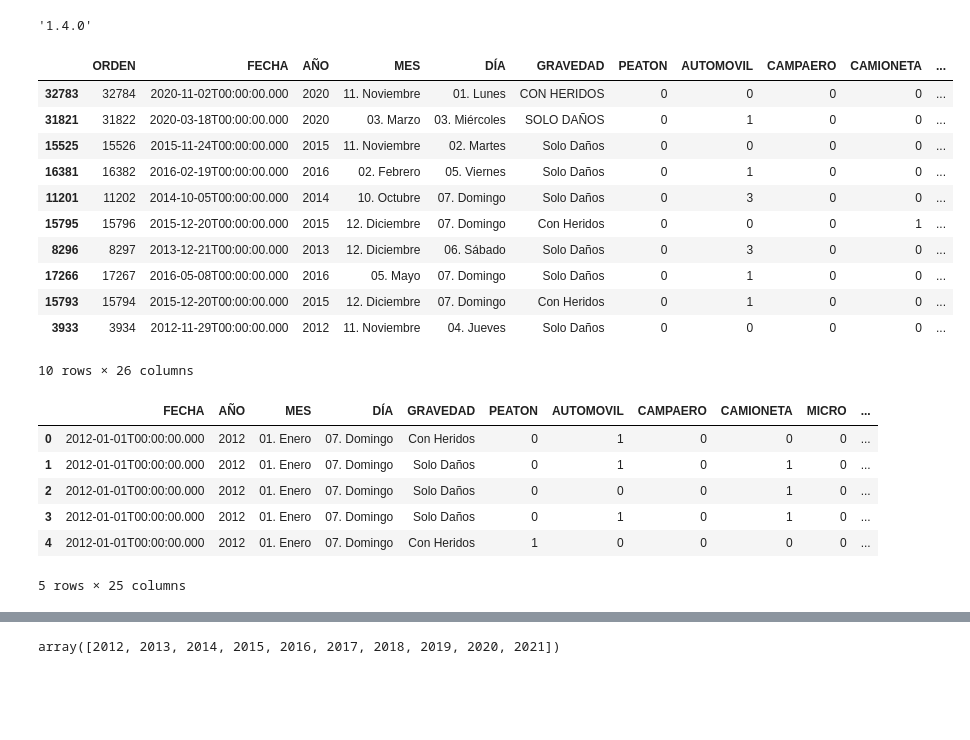
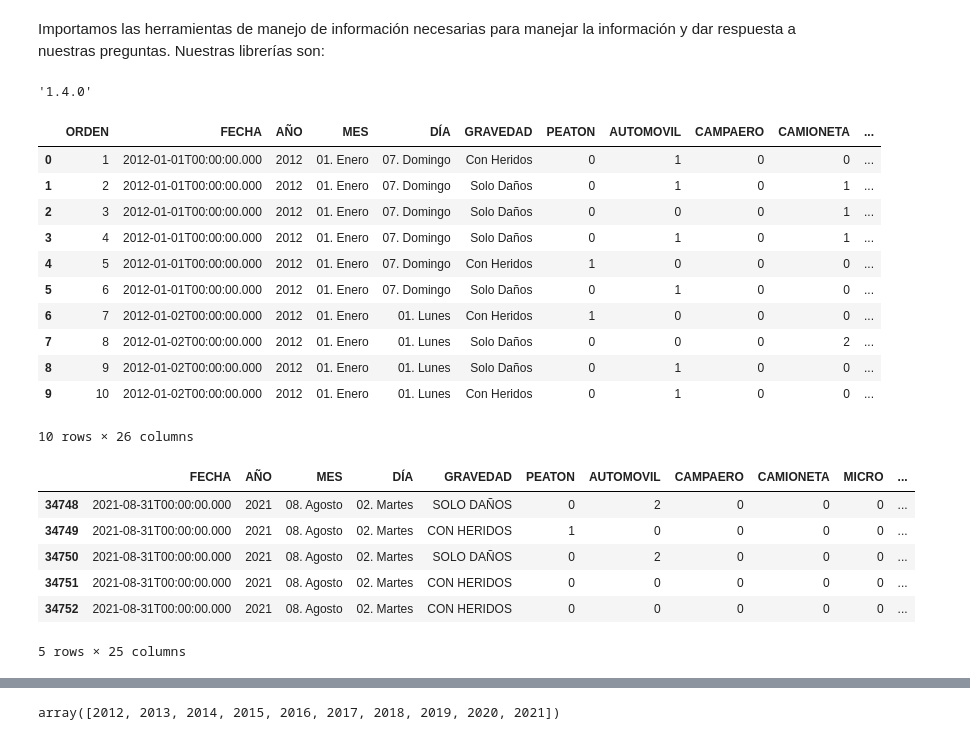
Before and after one commit to jhonjoya/bucaramanga-traffic-accidents, a Jupyter notebook: 1_Bucaramanga_traffic_accidents.ipynb, the cells around one changed output, grey strips where cells are left out. Saved outputs shown, nothing was run; the diff lists cells and outputs as text; code cells hidden in the pictures; blank space fills up the shorter version.

```diff
--- a/1_Bucaramanga_traffic_accidents.ipynb
+++ b/1_Bucaramanga_traffic_accidents.ipynb
@@ -1,3 +8,6 @@
+# %% [markdown]
+Importamos las herramientas de manejo de información necesarias para manejar la información y dar respuesta a nuestras preguntas.
+Nuestras librerías son:
 # %%
 import pandas as pd
 import numpy as np
@@ -7,29 +17,29 @@ pd.__version__
 '1.4.0'
 # %%
 raw = pd.read_csv('db/bucaramanga_transito_accidentes.csv')
-raw.sample(10)
+raw.head(10)
 # %% [output]
 |  | ORDEN | FECHA | AÑO | MES | DÍA | GRAVEDAD | PEATON | AUTOMOVIL | CAMPAERO | CAMIONETA | ... |
-| 32783 | 32784 | 2020-11-02T00:00:00.000 | 2020 | 11. Noviembre | 01. Lunes | CON HERIDOS | 0 | 0 | 0 | 0 | ... |
-| 31821 | 31822 | 2020-03-18T00:00:00.000 | 2020 | 03. Marzo | 03. Miércoles | SOLO DAÑOS | 0 | 1 | 0 | 0 | ... |
-| 15525 | 15526 | 2015-11-24T00:00:00.000 | 2015 | 11. Noviembre | 02. Martes | Solo Daños | 0 | 0 | 0 | 0 | ... |
-| 16381 | 16382 | 2016-02-19T00:00:00.000 | 2016 | 02. Febrero | 05. Viernes | Solo Daños | 0 | 1 | 0 | 0 | ... |
-| 11201 | 11202 | 2014-10-05T00:00:00.000 | 2014 | 10. Octubre | 07. Domingo | Solo Daños | 0 | 3 | 0 | 0 | ... |
-| 15795 | 15796 | 2015-12-20T00:00:00.000 | 2015 | 12. Diciembre | 07. Domingo | Con Heridos | 0 | 0 | 0 | 1 | ... |
-| 8296 | 8297 | 2013-12-21T00:00:00.000 | 2013 | 12. Diciembre | 06. Sábado | Solo Daños | 0 | 3 | 0 | 0 | ... |
-| 17266 | 17267 | 2016-05-08T00:00:00.000 | 2016 | 05. Mayo | 07. Domingo | Solo Daños | 0 | 1 | 0 | 0 | ... |
-| 15793 | 15794 | 2015-12-20T00:00:00.000 | 2015 | 12. Diciembre | 07. Domingo | Con Heridos | 0 | 1 | 0 | 0 | ... |
-| 3933 | 3934 | 2012-11-29T00:00:00.000 | 2012 | 11. Noviembre | 04. Jueves | Solo Daños | 0 | 0 | 0 | 0 | ... |
+| 0 | 1 | 2012-01-01T00:00:00.000 | 2012 | 01. Enero | 07. Domingo | Con Heridos | 0 | 1 | 0 | 0 | ... |
+| 1 | 2 | 2012-01-01T00:00:00.000 | 2012 | 01. Enero | 07. Domingo | Solo Daños | 0 | 1 | 0 | 1 | ... |
+| 2 | 3 | 2012-01-01T00:00:00.000 | 2012 | 01. Enero | 07. Domingo | Solo Daños | 0 | 0 | 0 | 1 | ... |
+| 3 | 4 | 2012-01-01T00:00:00.000 | 2012 | 01. Enero | 07. Domingo | Solo Daños | 0 | 1 | 0 | 1 | ... |
+| 4 | 5 | 2012-01-01T00:00:00.000 | 2012 | 01. Enero | 07. Domingo | Con Heridos | 1 | 0 | 0 | 0 | ... |
+| 5 | 6 | 2012-01-01T00:00:00.000 | 2012 | 01. Enero | 07. Domingo | Solo Daños | 0 | 1 | 0 | 0 | ... |
+| 6 | 7 | 2012-01-02T00:00:00.000 | 2012 | 01. Enero | 01. Lunes | Con Heridos | 1 | 0 | 0 | 0 | ... |
+| 7 | 8 | 2012-01-02T00:00:00.000 | 2012 | 01. Enero | 01. Lunes | Solo Daños | 0 | 0 | 0 | 2 | ... |
+| 8 | 9 | 2012-01-02T00:00:00.000 | 2012 | 01. Enero | 01. Lunes | Solo Daños | 0 | 1 | 0 | 0 | ... |
+| 9 | 10 | 2012-01-02T00:00:00.000 | 2012 | 01. Enero | 01. Lunes | Con Heridos | 0 | 1 | 0 | 0 | ... |
 10 rows × 26 columns
 # %%
 raw.drop(['ORDEN'], axis=1 ,inplace=True)
-raw.head(5)
+raw.tail(5)
 # %% [output]
 |  | FECHA | AÑO | MES | DÍA | GRAVEDAD | PEATON | AUTOMOVIL | CAMPAERO | CAMIONETA | MICRO | ... |
-| 0 | 2012-01-01T00:00:00.000 | 2012 | 01. Enero | 07. Domingo | Con Heridos | 0 | 1 | 0 | 0 | 0 | ... |
-| 1 | 2012-01-01T00:00:00.000 | 2012 | 01. Enero | 07. Domingo | Solo Daños | 0 | 1 | 0 | 1 | 0 | ... |
-| 2 | 2012-01-01T00:00:00.000 | 2012 | 01. Enero | 07. Domingo | Solo Daños | 0 | 0 | 0 | 1 | 0 | ... |
-| 3 | 2012-01-01T00:00:00.000 | 2012 | 01. Enero | 07. Domingo | Solo Daños | 0 | 1 | 0 | 1 | 0 | ... |
-| 4 | 2012-01-01T00:00:00.000 | 2012 | 01. Enero | 07. Domingo | Con Heridos | 1 | 0 | 0 | 0 | 0 | ... |
+| 34748 | 2021-08-31T00:00:00.000 | 2021 | 08. Agosto | 02. Martes | SOLO DAÑOS | 0 | 2 | 0 | 0 | 0 | ... |
+| 34749 | 2021-08-31T00:00:00.000 | 2021 | 08. Agosto | 02. Martes | CON HERIDOS | 1 | 0 | 0 | 0 | 0 | ... |
+| 34750 | 2021-08-31T00:00:00.000 | 2021 | 08. Agosto | 02. Martes | SOLO DAÑOS | 0 | 2 | 0 | 0 | 0 | ... |
+| 34751 | 2021-08-31T00:00:00.000 | 2021 | 08. Agosto | 02. Martes | CON HERIDOS | 0 | 0 | 0 | 0 | 0 | ... |
+| 34752 | 2021-08-31T00:00:00.000 | 2021 | 08. Agosto | 02. Martes | CON HERIDOS | 0 | 0 | 0 | 0 | 0 | ... |
 5 rows × 25 columns
 # %%
```
Also changed, not shown: parts of 18 cells of this notebook.
